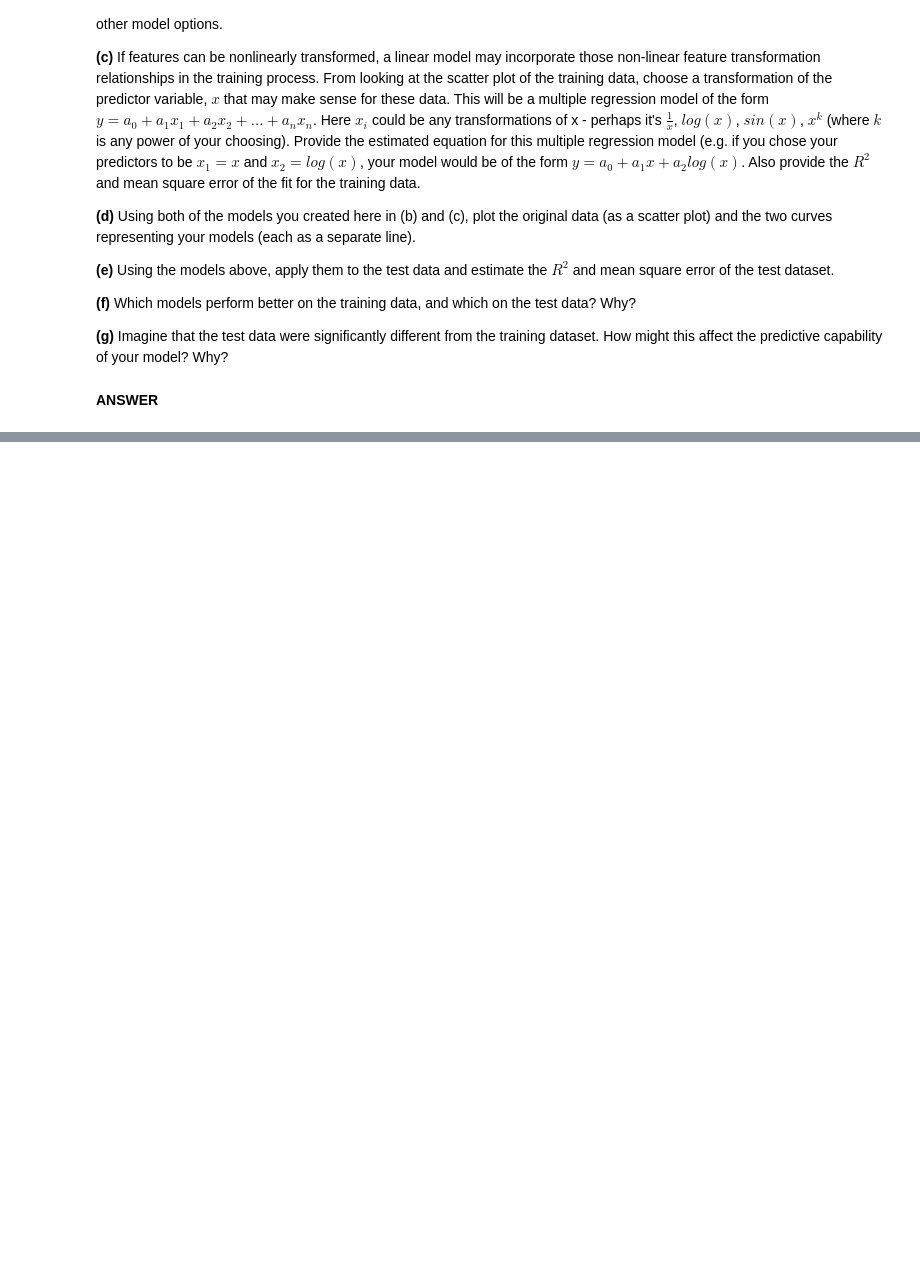
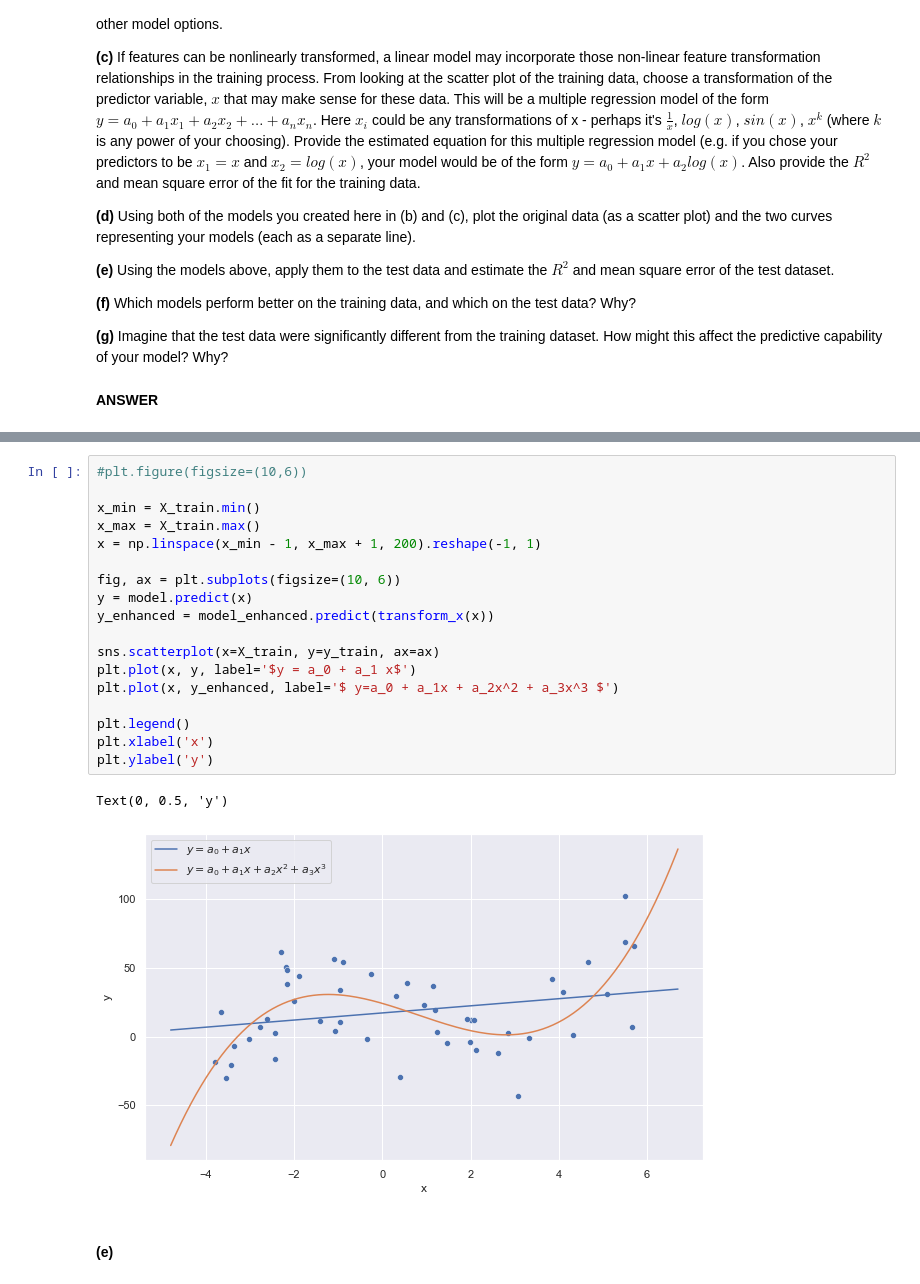
Before and after one commit to gamecicn/ids705, a Jupyter notebook: assignments/Assignment2/Assignment_2.ipynb, the cells around one changed output, grey strips where cells are left out. Saved outputs shown, nothing was run; the diff lists cells and outputs as text; blank space fills up the shorter version.

```diff
--- a/assignments/Assignment2/Assignment_2.ipynb
+++ b/assignments/Assignment2/Assignment_2.ipynb
@@ -470,0 +548,23 @@ to 0.1. The test error hit its lowest rate when the K value is about 10. After t
+# %%
+#plt.figure(figsize=(10,6))
+
+x_min = X_train.min()
+x_max = X_train.max()
+x = np.linspace(x_min - 1, x_max + 1, 200).reshape(-1, 1)
+
+fig, ax = plt.subplots(figsize=(10, 6))
+y = model.predict(x)
+y_enhanced = model_enhanced.predict(transform_x(x))
+
+sns.scatterplot(x=X_train, y=y_train, ax=ax)
+plt.plot(x, y, label='$y = a_0 + a_1 x$')
+plt.plot(x, y_enhanced, label='$ y=a_0 + a_1x + a_2x^2 + a_3x^3 $')
+
+plt.legend()
+plt.xlabel('x')
+plt.ylabel('y')
+# %% [output]
+Text(0, 0.5, 'y')
+[figure, added]
+# %% [markdown]
+#### (e)
```
Also changed, not shown: parts of 16 cells of this notebook.
